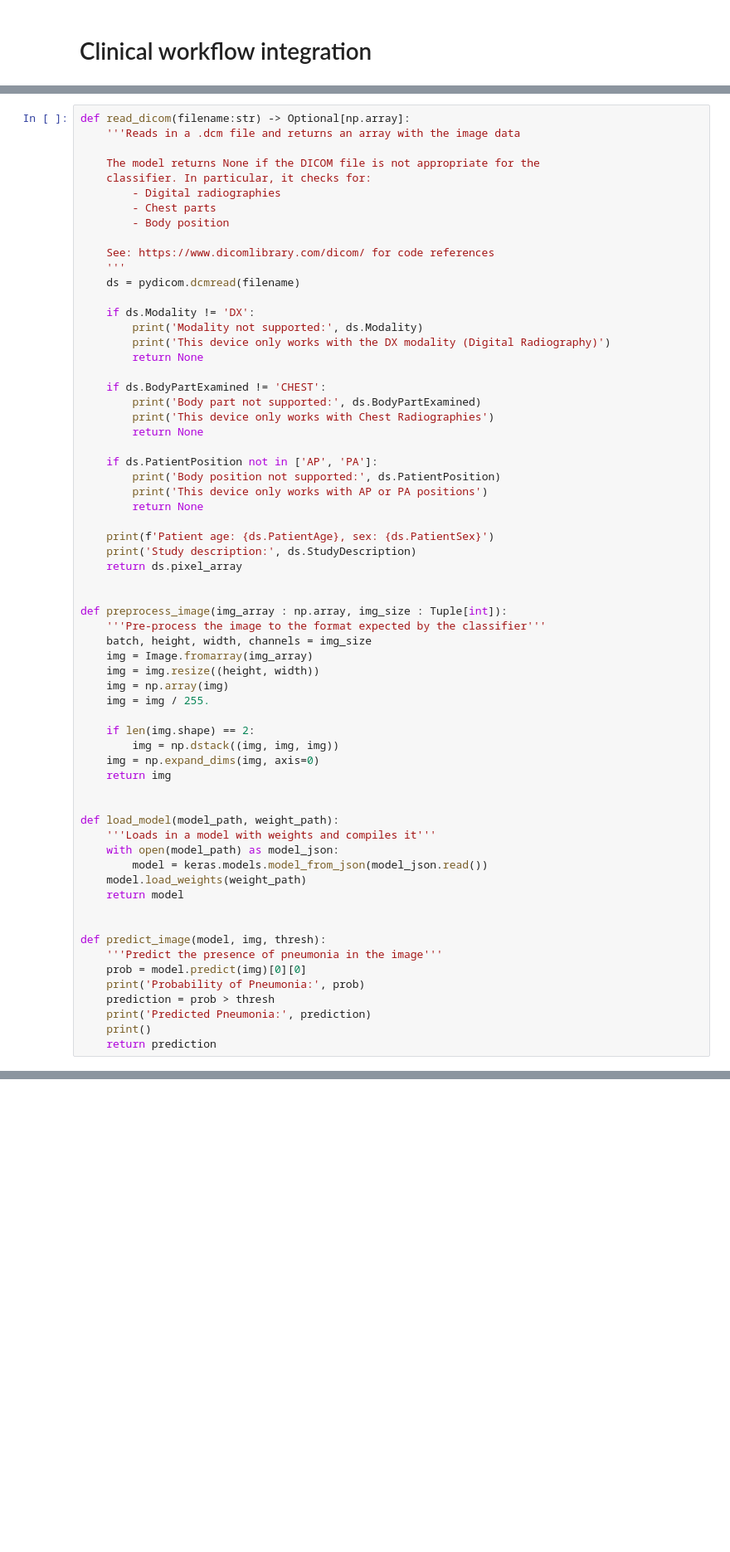
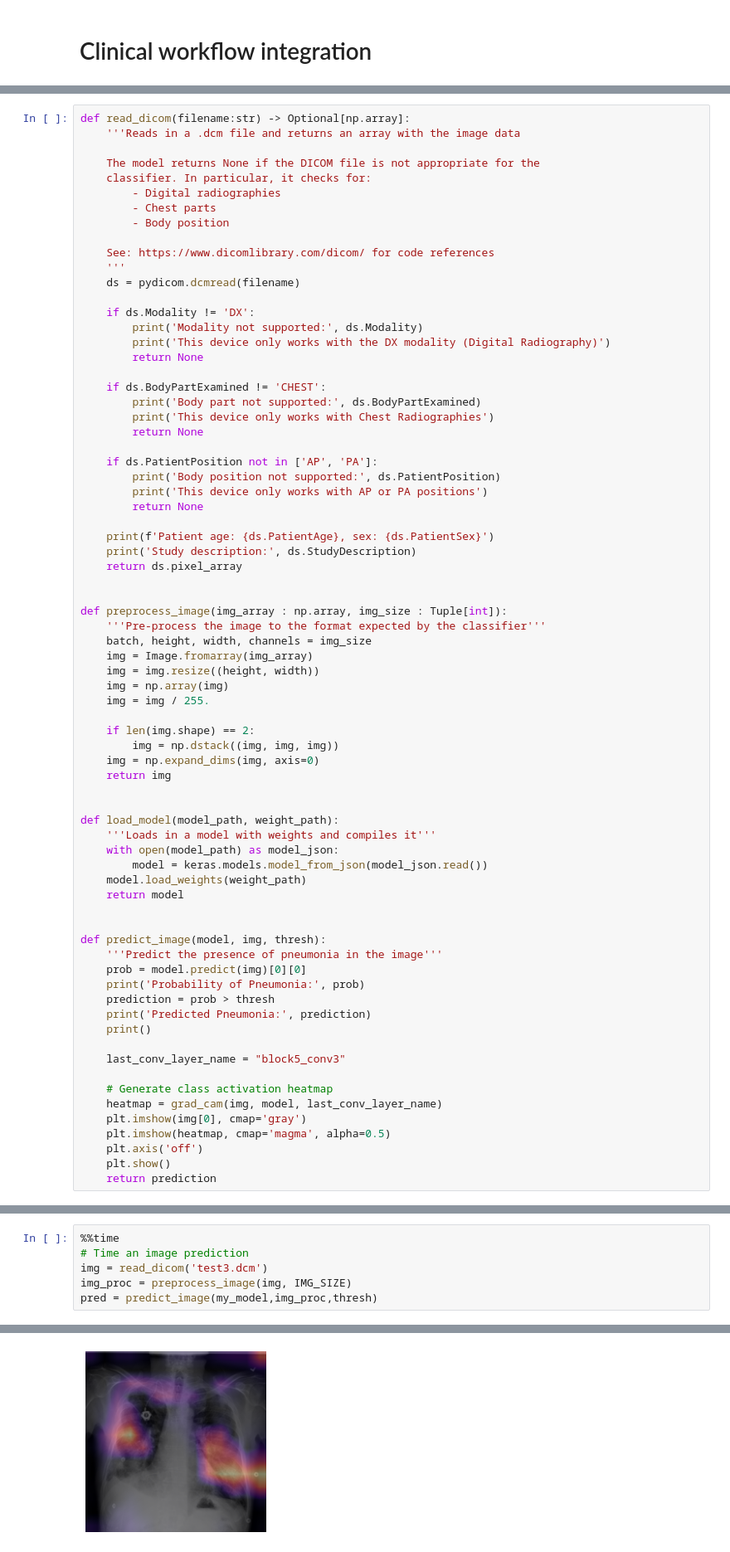
Before and after one commit to lmasello/pneumonia-detection-from-chest-x-rays, a Jupyter notebook: Inference.ipynb, the cells around one changed output, grey strips where cells are left out. Shown at 83% size. Cells and saved outputs as stored; diff of their text form; blank space fills up the shorter version.

Commit message:
Add GradCam to clinical workflow integration

```diff
--- a/Inference.ipynb
+++ b/Inference.ipynb
@@ -83,6 +85,15 @@ def predict_image(model, img, thresh):
     prediction = prob > thresh
     print('Predicted Pneumonia:', prediction)
     print()
+
+    last_conv_layer_name = "block5_conv3"
+
+    # Generate class activation heatmap
+    heatmap = grad_cam(img, model, last_conv_layer_name)
+    plt.imshow(img[0], cmap='gray')
+    plt.imshow(heatmap, cmap='magma', alpha=0.5)
+    plt.axis('off')
+    plt.show()
     return prediction
 # %%
 test_dicoms = ['test1.dcm','test2.dcm','test3.dcm','test4.dcm','test5.dcm','test6.dcm']
@@ -123,0 +139,7 @@ This device only works with AP or PA positions
+# %%
+%%time
+# Time an image prediction
+img = read_dicom('test3.dcm')
+img_proc = preprocess_image(img, IMG_SIZE)
+pred = predict_image(my_model,img_proc,thresh)
+# %% [output]
@@ -123,0 +150 @@ This device only works with AP or PA positions
+[figure, added]
```
Also changed, not shown: parts of 5 cells of this notebook, 1 other file.
